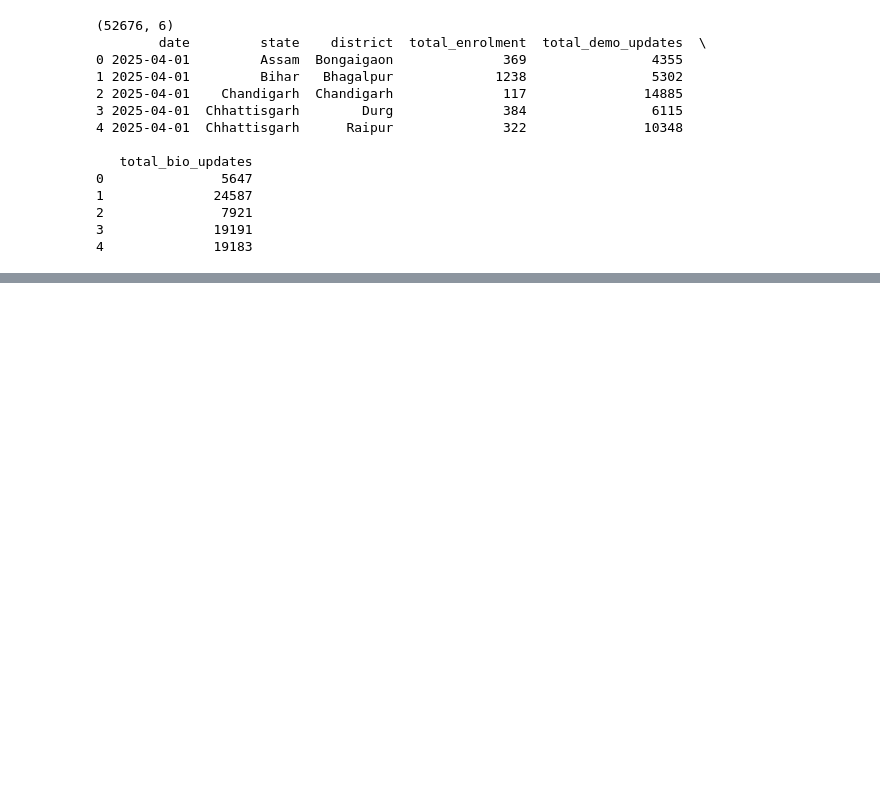
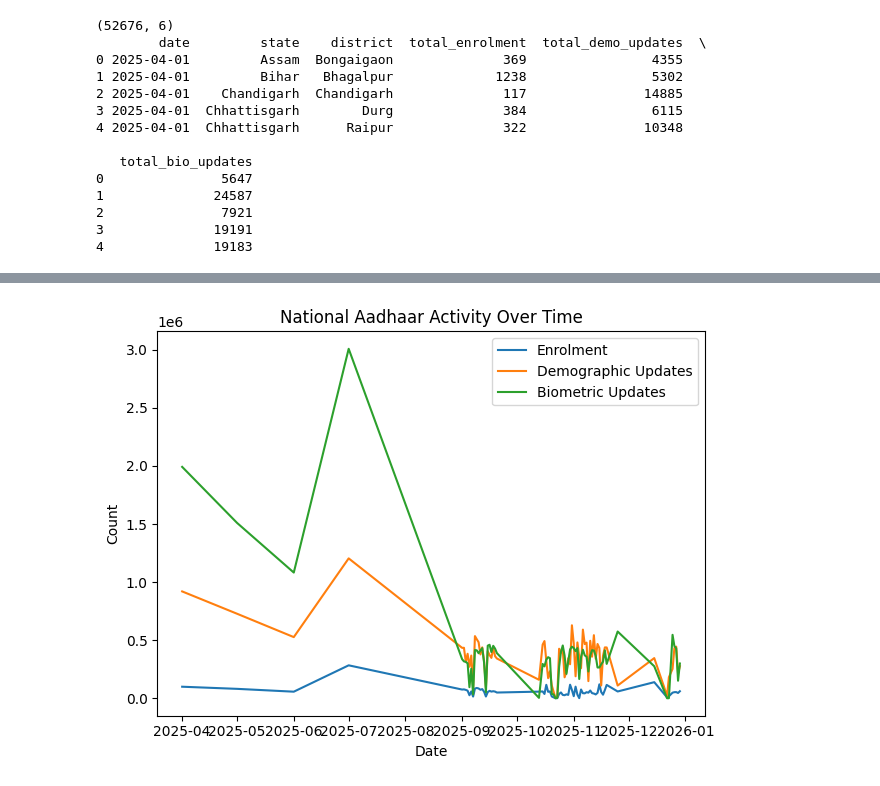
Before and after one commit to Prajusha2004/aadhar, a Jupyter notebook: analysis/indicators.ipynb, the cells around one changed output, grey strips where cells are left out. Cells and saved outputs as stored; diff of their text form; code cells hidden in the pictures; blank space fills up the shorter version.

```diff
--- a/analysis/indicators.ipynb
+++ b/analysis/indicators.ipynb
@@ -340,0 +455,22 @@ print(master.head())
+# %%
+import matplotlib.pyplot as plt
+
+# National aggregation
+national = master.groupby("date", as_index=False)[
+    ["total_enrolment", "total_demo_updates", "total_bio_updates"]
+].sum()
+
+plt.figure()
+plt.plot(national["date"], national["total_enrolment"], label="Enrolment")
+plt.plot(national["date"], national["total_demo_updates"], label="Demographic Updates")
+plt.plot(national["date"], national["total_bio_updates"], label="Biometric Updates")
+plt.legend()
+plt.title("National Aadhaar Activity Over Time")
+plt.xlabel("Date")
+plt.ylabel("Count")
+plt.tight_layout()
+
+plt.savefig("../outputs/national_trend.png", dpi=150)
+plt.show()
+# %% [output]
+[figure, added]
```
Also changed, not shown: parts of 23 cells of this notebook, 11 other files.
